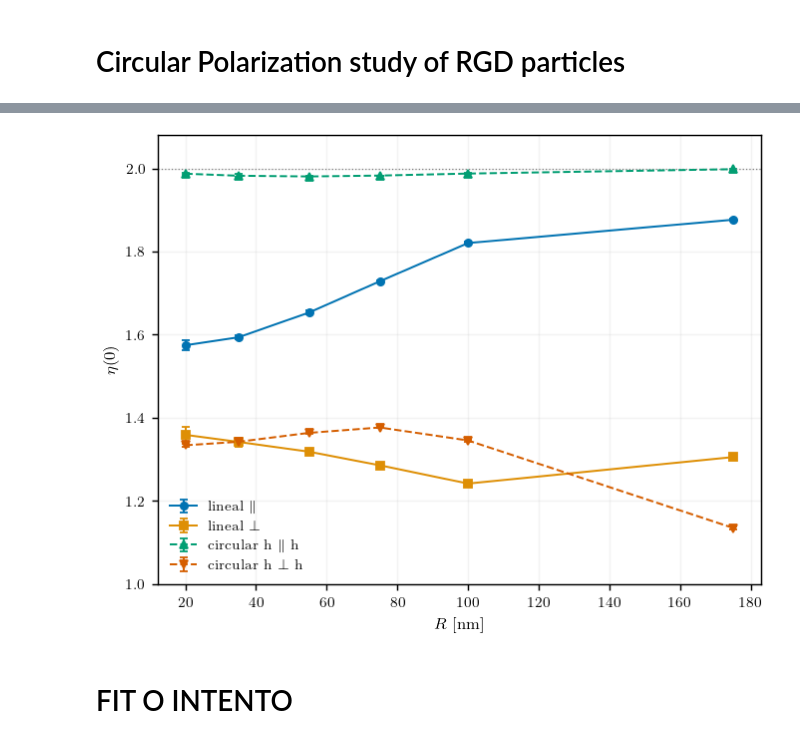
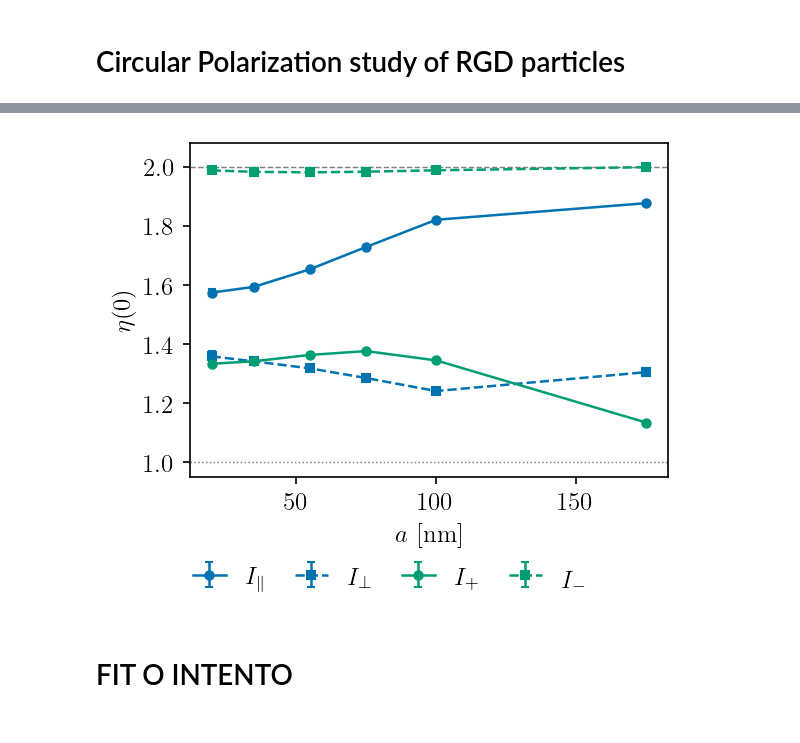
Before and after one commit to niaggar/luminis-mc, a Jupyter notebook: plots/rgd_particles/particles.ipynb, the cells around one changed output, grey strips where cells are left out. Drawn from its saved outputs; the diff is of its cells as text; code cells hidden in the pictures.

```diff
--- a/plots/rgd_particles/particles.ipynb
+++ b/plots/rgd_particles/particles.ipynb
@@ -142,13 +144,13 @@ def get_profile(grouped_rad, phi_index, channel, time_index=0):
     base = tail_baseline(q, E, q_min=25.0)
     return q, E - base + 1.0
 
-def peak_height(q, E, n=3):
+def peak_height(theta, q, E, n=3):
     """E(0) estimado como mediana de los primeros n bins (robusto al ruido del apice)."""
     return np.median(E[:n])
 
-def fwhm_q(q, E, n=3):
+def fwhm_q(theta, q, E, n=3):
     """Ancho total a mitad de altura en unidades de q, por interpolacion lineal."""
-    E0 = peak_height(q, E, n)
+    E0 = peak_height(theta, q, E, n)
     half = 1.0 + 0.5 * (E0 - 1.0)
     below = np.where(E < half)[0]
     if len(below) == 0:
@@ -179 +162,7 @@ FIGDIR = pathlib.Path("figs_tesis"); FIGDIR.mkdir(exist_ok=True)
+# %%
+for g_ in grouped_data:
+    g_.name = rf"${g_.radius*1000:.0f}$ nm"
+
+import pathlib
+FIGDIR = pathlib.Path("figs_tesis"); FIGDIR.mkdir(exist_ok=True)
 # %%
@@ -308,7 +355,7 @@ print(f"Loaded {len(data_keys)} datasets: {data_keys}")
 grouped_data_circular = []
 for rad in radius_values:
     replicas_keys = [key for key, _ in data_names if f"radius_{rad:.3f}" in key]
-    grouped = Grouped(radius=rad, replicas_keys=replicas_keys, name=rf"R={rad*1000:.0f} $\mu$m")
+    grouped = Grouped(radius=rad, replicas_keys=replicas_keys, name=rf"{rad*1000:.0f} nm")
     grouped_data_circular.append(grouped)
 
 print(grouped_data_circular)
@@ -406,24 +434,34 @@ plt.show()
 # %%
-fig, ax = plt.subplots(figsize=(0.6*TEXTW, 0.45*TEXTW))
+apply(width_frac=0.6)
+fig, ax = plt.subplots(figsize=(0.6*TEXTWIDTH_IN, 0.5*TEXTWIDTH_IN))
 
+# tras el fix de circular(): "co" = h||h, "cross" = h⊥h  (natural otra vez)
 casos = [
-    (sweep_data_lineal,   grouped_data,          linear,   "co",    r"lineal $\parallel$",  COL[0], "o", "-"),
-    (sweep_data_lineal,   grouped_data,          linear,   "cross", r"lineal $\perp$",      COL[1], "s", "-"),
-    (sweep_data_circular, grouped_data_circular, circular, "cross", r"circular h $\parallel$ h", COL[2], "^", "--"),
-    (sweep_data_circular, grouped_data_circular, circular, "co",    r"circular h $\perp$ h", COL[3], "v", "--"),
+    (sweep_data_lineal,   grouped_data,          linear,   "co",    r"$I_\parallel$", COL[0], "o", "-"),
+    (sweep_data_lineal,   grouped_data,          linear,   "cross", r"$I_\perp$",     COL[0], "s", "--"),
+    (sweep_data_circular, grouped_data_circular, circular, "co", r"$I_+$",         COL[2], "o", "-"),
+    (sweep_data_circular, grouped_data_circular, circular, "cross",    r"$I_-$",         COL[2], "s", "--"),
 ]
+
 for sweep, gd, bs, ch, lb, c, mk, ls in casos:
-    E = np.array([metric_stats(sweep, g_, 0, ch, peak_height, basis=bs) for g_ in gd])
-    R = np.array([g_.radius * 1000 for g_ in gd])
-    ax.errorbar(R, E[:, 0], E[:, 1], marker=mk, ms=4, ls=ls, capsize=2,
+    Rc = np.array([g_.radius * 1000 for g_ in gd])
+    E  = np.array([metric_stats(sweep, g_, 0, ch, peak_height, basis=bs) for g_ in gd])
+    ax.errorbar(Rc, E[:, 0], E[:, 1], marker=mk, ms=4, ls=ls, capsize=2,
                 color=c, label=lb)
 
-ax.axhline(2.0, ls=":", c="gray", lw=0.7)
-ax.set_xlabel(r"$R$ [nm]"); ax.set_ylabel(r"$\eta(0)$")
-ax.set_ylim(1.0, 2.08); ax.grid(alpha=0.15); ax.legend()
+ax.axhline(2.0, ls="--", c="gray", lw=0.7)
+ax.axhline(1.0, ls=":",  c="gray", lw=0.7)
+ax.set_xlabel(r"$a$ [nm]")
+ax.set_ylabel(r"$\eta(0)$")
+ax.set_ylim(0.95, 2.08)
+ax.grid(False)
+fig.legend(*ax.get_legend_handles_labels(),
+           ncol=6, loc="outside lower center",
+           frameon=False, columnspacing=1.2, handlelength=1.3)
+fig.savefig(FIGDIR / "cbs_eta0_canales_vs_R.pdf")
 plt.show()
 # %% [output]
-[figure, old version]
+[figure, new version]
 # %% [markdown]
 # FIT O INTENTO
 # %% [markdown]
```
Also changed, not shown: parts of 23 cells of this notebook, 42 other files.
